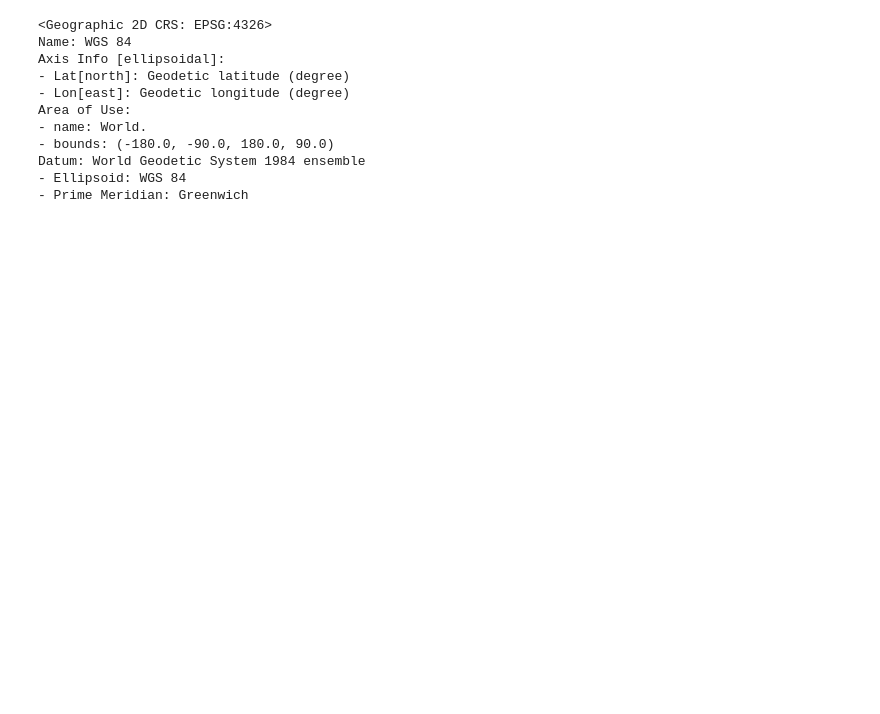
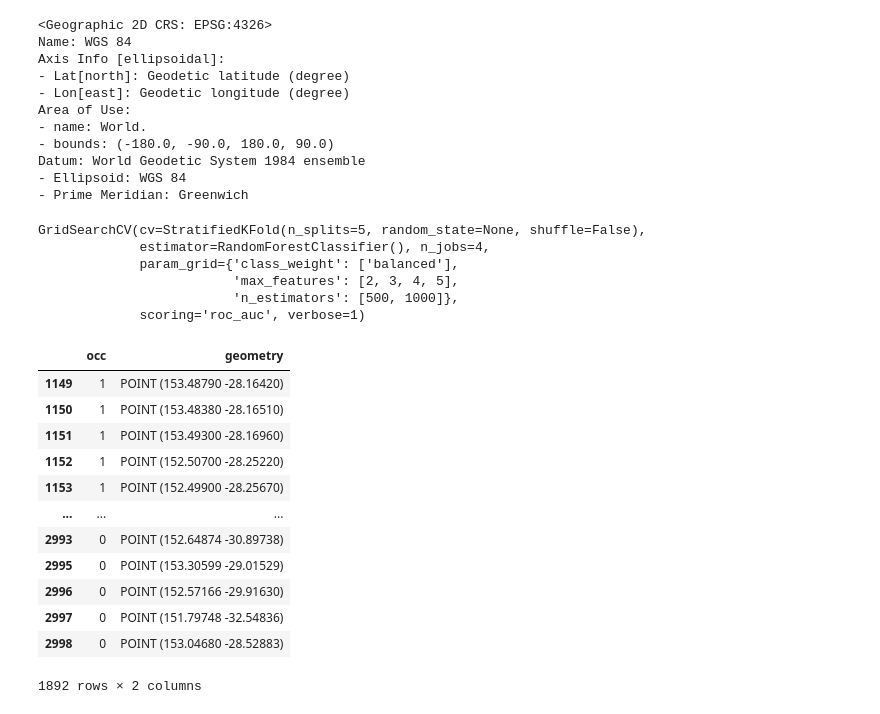
Before and after one commit to rvalavi/SDM_with_Python, a Jupyter notebook: species_distribution_modelling.ipynb, the cells around one changed output. Cells and saved outputs as stored; diff of their text form; code cells hidden in the pictures; blank space fills up the shorter version.

```diff
--- a/species_distribution_modelling.ipynb
+++ b/species_distribution_modelling.ipynb
@@ -430,0 +474,38 @@ client.close()
+# %%
+from geowombat.ml import fit, predict, fit_predict
+from sklearn.model_selection import GridSearchCV, KFold
+from sklearn_xarray.model_selection import CrossValidatorWrapper
+
+rf_model = RandomForestClassifier()
+
+cv = StratifiedKFold(n_splits=5)
+
+params = {'max_features': [2, 3, 4, 5],
+          'n_estimators':[500, 1000],
+          'class_weight':['balanced']}
+
+gridsearch = GridSearchCV(rf_model, cv=cv, scoring='roc_auc', param_grid=params, n_jobs=4, verbose=1)
+gridsearch
+# %% [output]
+GridSearchCV(cv=StratifiedKFold(n_splits=5, random_state=None, shuffle=False),
+             estimator=RandomForestClassifier(), n_jobs=4,
+             param_grid={'class_weight': ['balanced'],
+                         'max_features': [2, 3, 4, 5],
+                         'n_estimators': [500, 1000]},
+             scoring='roc_auc', verbose=1)
+# %%
+samples
+# %% [output]
+|  | occ | geometry |
+| 1149 | 1 | POINT (153.48790 -28.16420) |
+| 1150 | 1 | POINT (153.48380 -28.16510) |
+| 1151 | 1 | POINT (153.49300 -28.16960) |
+| 1152 | 1 | POINT (152.50700 -28.25220) |
+| 1153 | 1 | POINT (152.49900 -28.25670) |
+| ... | ... | ... |
+| 2993 | 0 | POINT (152.64874 -30.89738) |
+| 2995 | 0 | POINT (153.30599 -29.01529) |
+| 2996 | 0 | POINT (152.57166 -29.91630) |
+| 2997 | 0 | POINT (151.79748 -32.54836) |
+| 2998 | 0 | POINT (153.04680 -28.52883) |
+1892 rows × 2 columns
```
Also changed, not shown: parts of 30 cells of this notebook, 1 other file.
